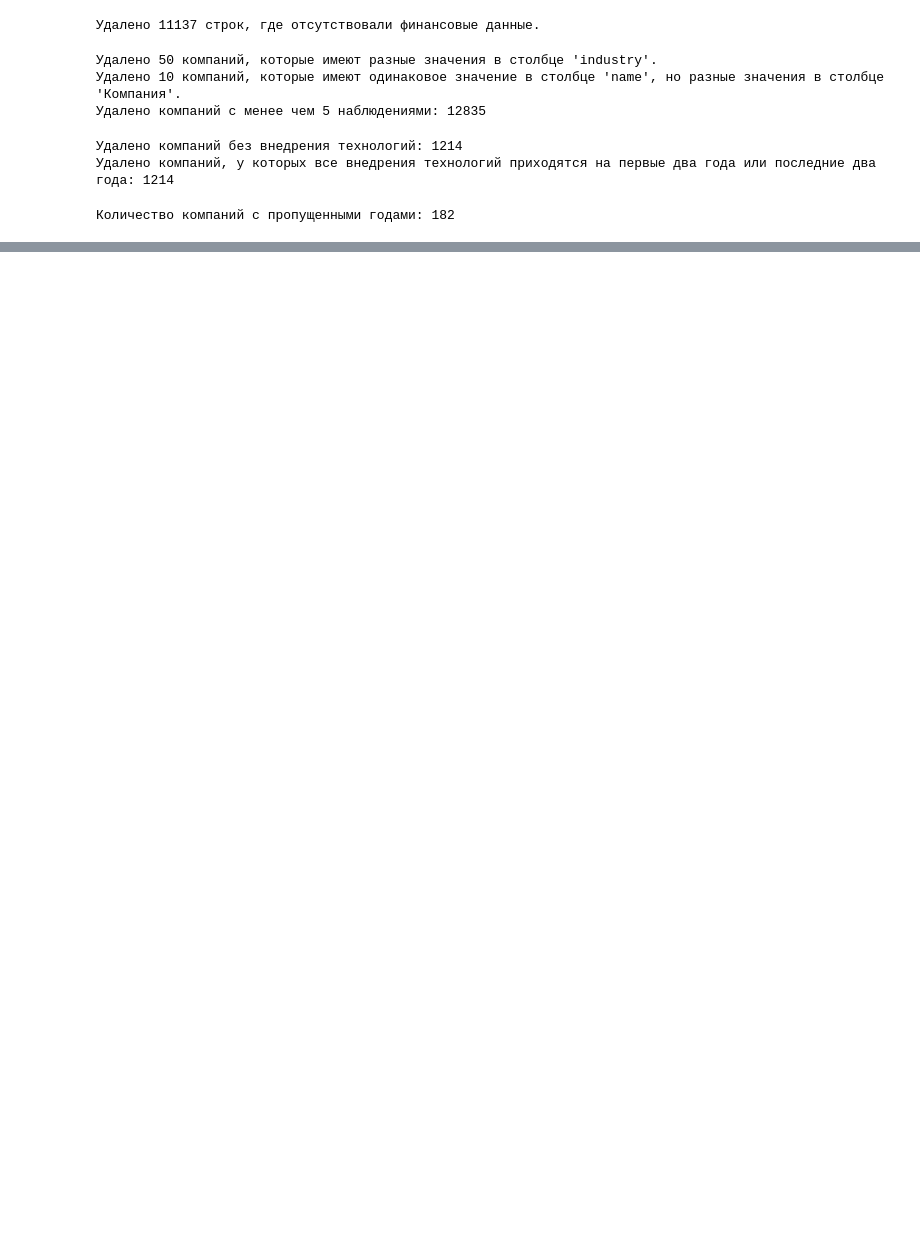
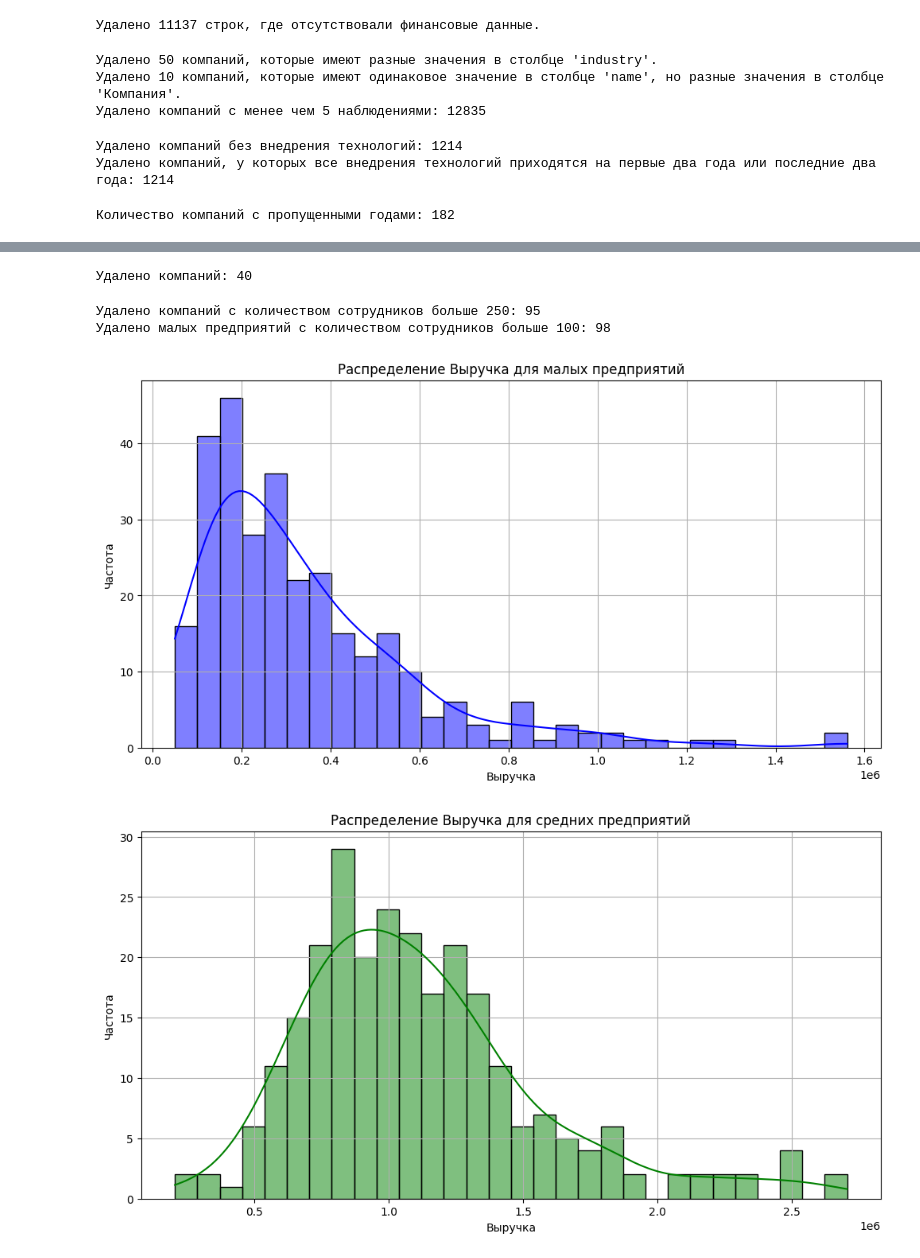
Before and after one commit to PaveLuchkov/MSP, a Jupyter notebook: Cleaning.ipynb, the cells around one changed output, grey strips where cells are left out. Saved outputs shown, nothing was run; the diff lists cells and outputs as text; code cells hidden in the pictures; blank space fills up the shorter version.

```diff
--- a/Cleaning.ipynb
+++ b/Cleaning.ipynb
@@ -267,0 +251,21 @@ See the caveats in the documentation: https://pandas.pydata.org/pandas-docs/stab
+# %%
+# Указываем множители для каждого столбца
+std_multipliers = {
+    'sales': 2,
+    'ebt': 2,
+    'assets': 0.5,
+    'receivables': 1
+}
+
+# Применяем функцию для удаления выбросов
+mean_financials_df, removed_companies = remove_outliers(
+    df=mean_financials_df,
+    group_col='size_cat',
+    columns=['sales', 'ebt', 'assets', 'receivables'],
+    std_multipliers=std_multipliers
+)
+
+# Применяем фильтрацию ко второму DataFrame (если нужно)
+df_msp = df_msp[~df_msp['Компания'].isin(removed_companies)]
+# %% [output]
+Удалено компаний: 40
@@ -267,0 +321,22 @@ See the caveats in the documentation: https://pandas.pydata.org/pandas-docs/stab
+# %%
+mean_financials_df, companies_to_remove = filter_and_remove_companies(
+    df=mean_financials_df,
+    employee_threshold=250,
+    remove=True
+)
+df_msp = df_msp[~df_msp['Компания'].isin(companies_to_remove)]
+
+# Удаление малых предприятий с количеством сотрудников больше 100
+mean_financials_df, small_companies_to_remove = filter_and_remove_companies(
+    df=mean_financials_df,
+    size_cat='Малые предприятия',
+    employee_threshold=100,
+    remove=True
+)
+df_msp = df_msp[~df_msp['Компания'].isin(small_companies_to_remove)]
+
+print(f"Удалено компаний с количеством сотрудников больше 250: {len(companies_to_remove)}")
+print(f"Удалено малых предприятий с количеством сотрудников больше 100: {len(small_companies_to_remove)}")
+# %% [output]
+Удалено компаний с количеством сотрудников больше 250: 95
+Удалено малых предприятий с количеством сотрудников больше 100: 98
@@ -267,0 +346,34 @@ See the caveats in the documentation: https://pandas.pydata.org/pandas-docs/stab
+# %%
+# Фильтрация данных для малых и средних предприятий
+indicators = {
+    'Выручка': 'sales',
+    'Активы': 'assets',
+    'Дебиторская задолженность': 'receivables',
+    'Количество сотрудников': 'employees',
+    'Себестоимость': 'cgs',
+    'Запасы': 'inventory',
+    'Прибыль до налогообложения': 'ebt',
+    'Себестоимость': 'cgs'
+}
+
+for title, column in indicators.items():
+    # Построение распределения для малых предприятий
+    plt.figure(figsize=(12, 6))
+    sns.histplot(small_enterprises[column], kde=True, bins=30, color='blue')
+    plt.title(f'Распределение {title} для малых предприятий')
+    plt.xlabel(title)
+    plt.ylabel('Частота')
+    plt.grid(True)
+    plt.show()
+
+    # Построение распределения для средних предприятий
+    plt.figure(figsize=(12, 6))
+    sns.histplot(medium_enterprises[column], kde=True, bins=30, color='green')
+    plt.title(f'Распределение {title} для средних предприятий')
+    plt.xlabel(title)
+    plt.ylabel('Частота')
+    plt.grid(True)
+    plt.show()
+# %% [output]
+[figure, added]
+[figure, added]
```
Also changed, not shown: parts of 47 cells of this notebook, 9 other files.
